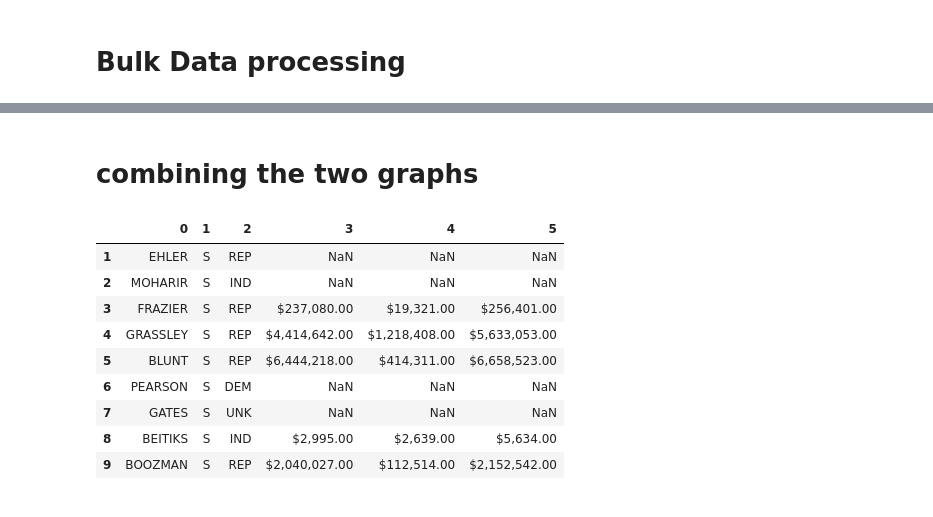
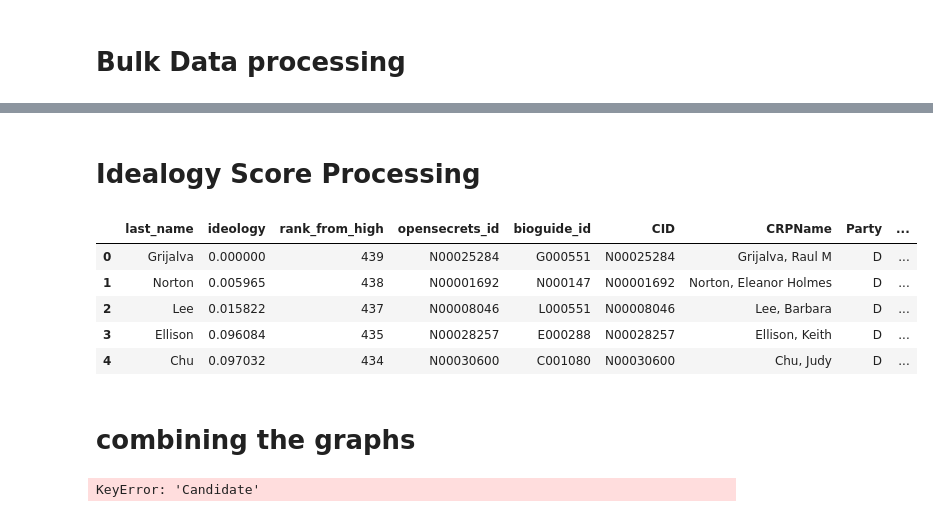
Before and after one commit to PoliticalComputerScience/CampaignFinance, a Jupyter notebook: PolarityVSmallDonations/Cvp.ipynb, the cells around one changed output, grey strips where cells are left out. Drawn from its saved outputs; the diff is of its cells as text; code cells hidden in the pictures.

```diff
--- a/PolarityVSmallDonations/Cvp.ipynb
+++ b/PolarityVSmallDonations/Cvp.ipynb
@@ -120,5 +118,30 @@ candidatesum[20:25]
+# %% [markdown]
+# Idealogy Score Processing
+# %%
+isdata = pd.read_csv('idealogyscore2016.csv')
+
+stitching= pd.read_csv('legislators-current.csv')
+
+
+# finding unique FECC ids from various files to merge with main candidate info graph
+#bioguide_id with opensecrets_id
+b =pd.merge(isdata, stitching, on='bioguide_id', how='inner')
+ab = b[['last_name','ideology','rank_from_high','opensecrets_id','bioguide_id']]
+
+#opensecrets
+stitching= pd.read_csv('IDstitching.csv')
+polarity = pd.merge(ab, stitching, left_on='opensecrets_id', right_on='CID', how='inner')
+
+polarity[0:5]
+# %% [output]
+|  | last_name | ideology | rank_from_high | opensecrets_id | bioguide_id | CID | CRPName | Party | ... |
+| 0 | Grijalva | 0.000000 | 439 | N00025284 | G000551 | N00025284 | Grijalva, Raul M | D | ... |
+| 1 | Norton | 0.005965 | 438 | N00001692 | N000147 | N00001692 | Norton, Eleanor Holmes | D | ... |
+| 2 | Lee | 0.015822 | 437 | N00008046 | L000551 | N00008046 | Lee, Barbara | D | ... |
+| 3 | Ellison | 0.096084 | 435 | N00028257 | E000288 | N00028257 | Ellison, Keith | D | ... |
+| 4 | Chu | 0.097032 | 434 | N00030600 | C001080 | N00030600 | Chu, Judy | D | ... |
 # %% [markdown]
-# combining the two graphs
+# combining the graphs
 # %%
 #trimming first name off candidate graph
 a = np.array(ndata.as_matrix())
@@ -127,14 +150,15 @@ for i in range(len(a)):
     a[i][0] = t[0]
 
 a = pd.DataFrame(a)
+a.columns=['Candidate' ,'running for','candidate ID', 'party', 'individual itemized', 'individual unitemized', "total individual contributions" ]
+
+b =pd.merge(a, candidatesum, on= "Candidate", how='outer')
+
+totalmerge=pd.merge(b,polarity, left_on= 'candidate ID', right_on='FECCandID', how='right')
+totalmerge=totalmerge[['Candidate','running for','individual itemized','individual unitemized',
+             'total individual contributions', 'Small Donation Total', 'ideology','opensecrets_id','Party']]
+
+%matplotlib inline
+totalmerge[0:50]
 # %% [output]
-|  | 0 | 1 | 2 | 3 | 4 | 5 |
-| 1 | EHLER | S | REP | NaN | NaN | NaN |
-| 2 | MOHARIR | S | IND | NaN | NaN | NaN |
-| 3 | FRAZIER | S | REP | $237,080.00 | $19,321.00 | $256,401.00 |
-| 4 | GRASSLEY | S | REP | $4,414,642.00 | $1,218,408.00 | $5,633,053.00 |
-| 5 | BLUNT | S | REP | $6,444,218.00 | $414,311.00 | $6,658,523.00 |
-| 6 | PEARSON | S | DEM | NaN | NaN | NaN |
-| 7 | GATES | S | UNK | NaN | NaN | NaN |
-| 8 | BEITIKS | S | IND | $2,995.00 | $2,639.00 | $5,634.00 |
-| 9 | BOOZMAN | S | REP | $2,040,027.00 | $112,514.00 | $2,152,542.00 |
+KeyError: 'Candidate'
```
Also changed, not shown: parts of 5 cells of this notebook, 5 other files.
